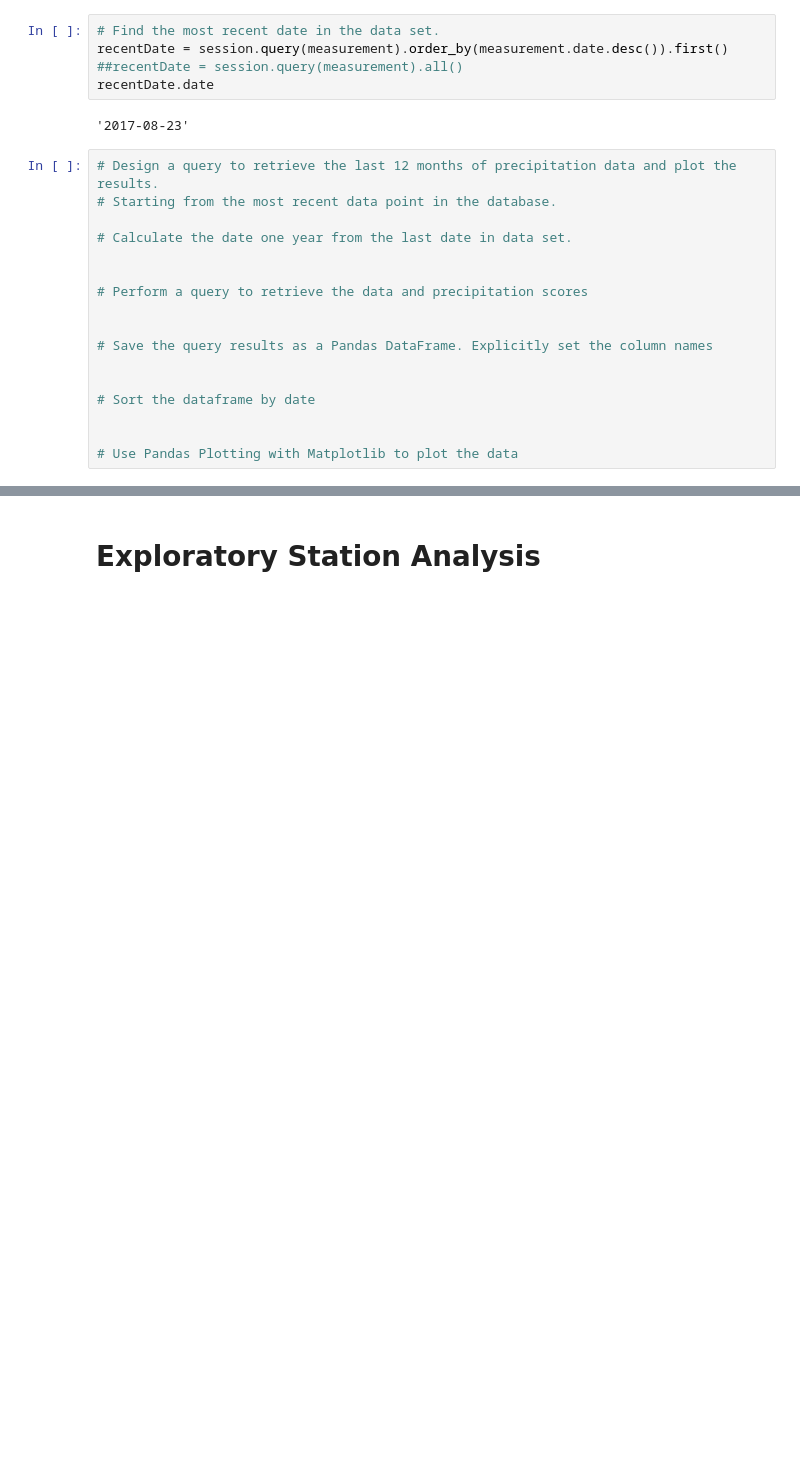
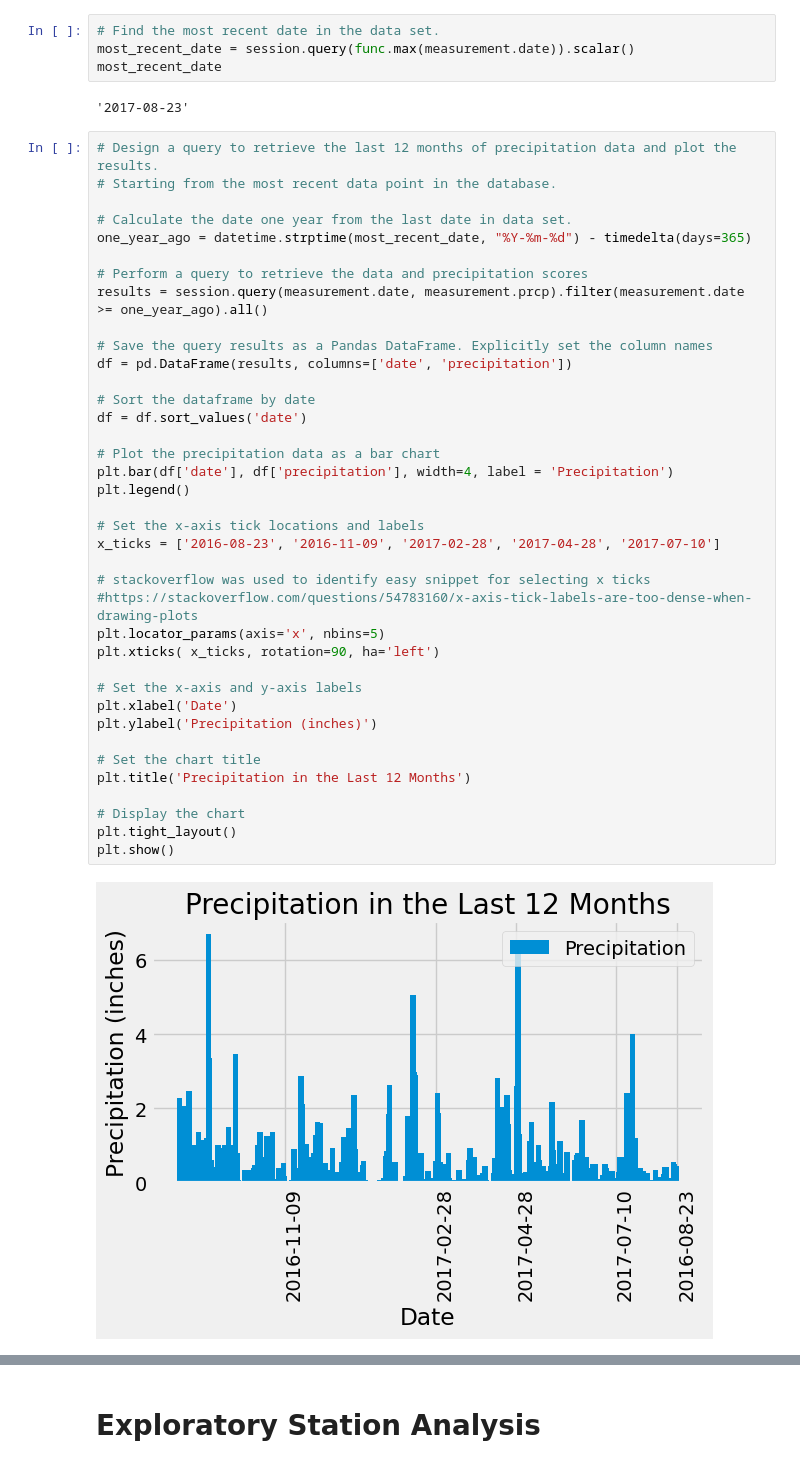
Before and after one commit to PerryMark773/sqlalchemy-challenge, a Jupyter notebook: SurfsUp/climate_starter.ipynb, the cells around one changed output, grey strips where cells are left out. Saved outputs shown, nothing was run; the diff lists cells and outputs as text; blank space fills up the shorter version.

```diff
--- a/SurfsUp/climate_starter.ipynb
+++ b/SurfsUp/climate_starter.ipynb
@@ -40,27 +71,49 @@ session = Session(engine)
 # Exploratory Precipitation Analysis
 # %%
 # Find the most recent date in the data set.
-recentDate = session.query(measurement).order_by(measurement.date.desc()).first()
-##recentDate = session.query(measurement).all()
-recentDate.date
+most_recent_date = session.query(func.max(measurement.date)).scalar()
+most_recent_date
 # %% [output]
 '2017-08-23'
 # %%
 # Design a query to retrieve the last 12 months of precipitation data and plot the results.
 # Starting from the most recent data point in the database.
 
 # Calculate the date one year from the last date in data set.
-
+one_year_ago = datetime.strptime(most_recent_date, "%Y-%m-%d") - timedelta(days=365)
 
 # Perform a query to retrieve the data and precipitation scores
-
+results = session.query(measurement.date, measurement.prcp).filter(measurement.date >= one_year_ago).all()
 
 # Save the query results as a Pandas DataFrame. Explicitly set the column names
-
+df = pd.DataFrame(results, columns=['date', 'precipitation'])
 
 # Sort the dataframe by date
+df = df.sort_values('date')
 
+# Plot the precipitation data as a bar chart
+plt.bar(df['date'], df['precipitation'], width=4, label = 'Precipitation')
+plt.legend()
 
-# Use Pandas Plotting with Matplotlib to plot the data
+# Set the x-axis tick locations and labels
+x_ticks = ['2016-08-23', '2016-11-09', '2017-02-28', '2017-04-28', '2017-07-10']
+
+# stackoverflow was used to identify easy snippet for selecting x ticks
+#https://stackoverflow.com/questions/54783160/x-axis-tick-labels-are-too-dense-when-drawing-plots
+plt.locator_params(axis='x', nbins=5)
+plt.xticks( x_ticks, rotation=90, ha='left')
+
+# Set the x-axis and y-axis labels
+plt.xlabel('Date')
+plt.ylabel('Precipitation (inches)')
+
+# Set the chart title
+plt.title('Precipitation in the Last 12 Months')
+
+# Display the chart
+plt.tight_layout()
+plt.show()
+# %% [output]
+[figure, added]
 # %%
 # Use Pandas to calculate the summary statistics for the precipitation data
```
Also changed, not shown: parts of 13 cells of this notebook, 1 other file.
